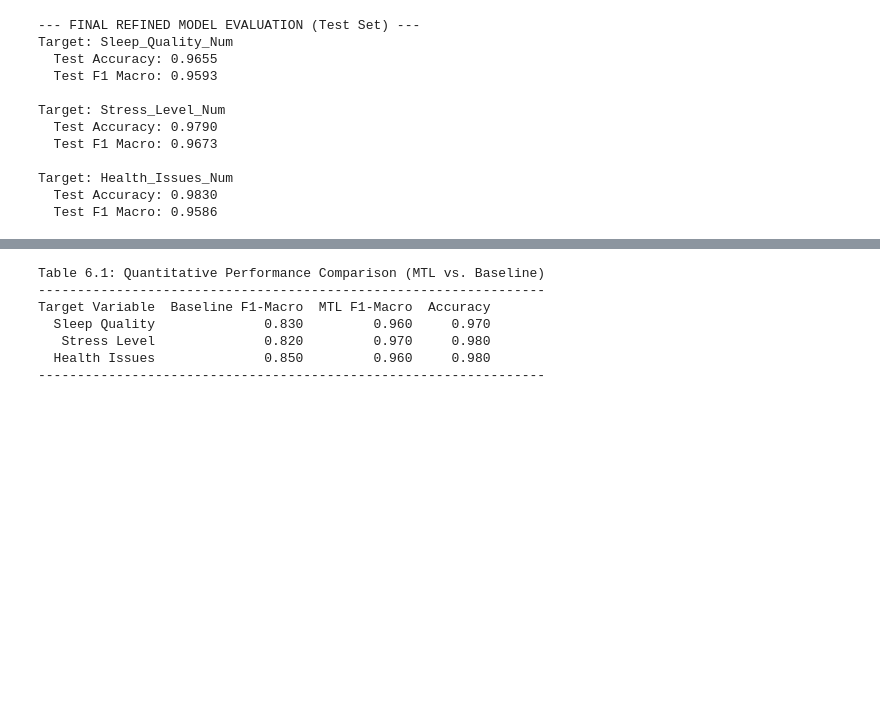
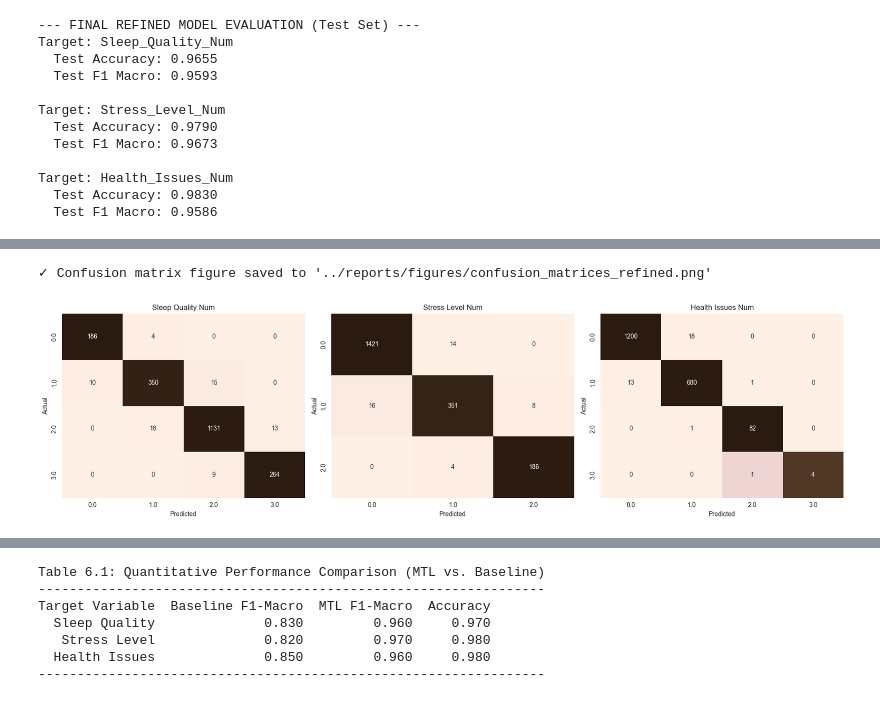
Before and after one commit to mehalyna/DS-Research-NS, a Jupyter notebook: notebooks/05_model_refining.ipynb, the cells around one changed output, grey strips where cells are left out. Saved outputs shown, nothing was run; the diff lists cells and outputs as text; code cells hidden in the pictures; blank space fills up the shorter version.

Commit message:
Update dependencies and add refined figures

```diff
--- a/notebooks/05_model_refining.ipynb
+++ b/notebooks/05_model_refining.ipynb
@@ -192,0 +221,14 @@ Target: Health_Issues_Num
+# %%
+evaluation_results = {}
+metrics_list = []
+
+for target, model in refined_models.items():
+    metrics, details = evaluate_classifier(model, X_test, y_test[target], target)
+    evaluation_results[target] = details
+    metrics_list.append(metrics)
+
+    print(f"--- {target} ---")
+    for key, value in metrics.items():
+        if key != 'Target':
+            print(f"  {key}: {value:.4f}")
+    print(f"  Confusion Matrix:\n{details['confusion_matrix']}\n")
@@ -192,0 +268,30 @@ Target: Health_Issues_Num
+# %%
+def plot_confusion_matrices(evaluation_results, save_path=None):
+    """Plot a row of row-normalized confusion matrix heatmaps, one per target."""
+    n = len(evaluation_results)
+    fig, axes = plt.subplots(1, n, figsize=(6 * n, 5))
+    axes = np.atleast_1d(axes)
+
+    for ax, (target, res) in zip(axes, evaluation_results.items()):
+        cm = res['confusion_matrix']
+        cm_norm = cm.astype(float) / cm.sum(axis=1, keepdims=True)
+        sns.heatmap(
+            cm_norm, annot=cm, fmt='d', cmap=gradient, cbar=False, ax=ax,
+            xticklabels=res['classes'], yticklabels=res['classes']
+        )
+        ax.set_title(target.replace('_', ' '))
+        ax.set_xlabel('Predicted')
+        ax.set_ylabel('Actual')
+
+    plt.tight_layout()
+    if save_path:
+        os.makedirs(os.path.dirname(save_path), exist_ok=True)
+        plt.savefig(save_path, dpi=300, bbox_inches='tight')
+        print(f"✓ Confusion matrix figure saved to '{save_path}'")
+    plt.show()
+
+
+plot_confusion_matrices(evaluation_results, save_path='../reports/figures/confusion_matrices_refined.png')
+# %% [output]
+✓ Confusion matrix figure saved to '../reports/figures/confusion_matrices_refined.png'
+[figure, added]
```
Also changed, not shown: parts of 12 cells of this notebook, 9 other files.
